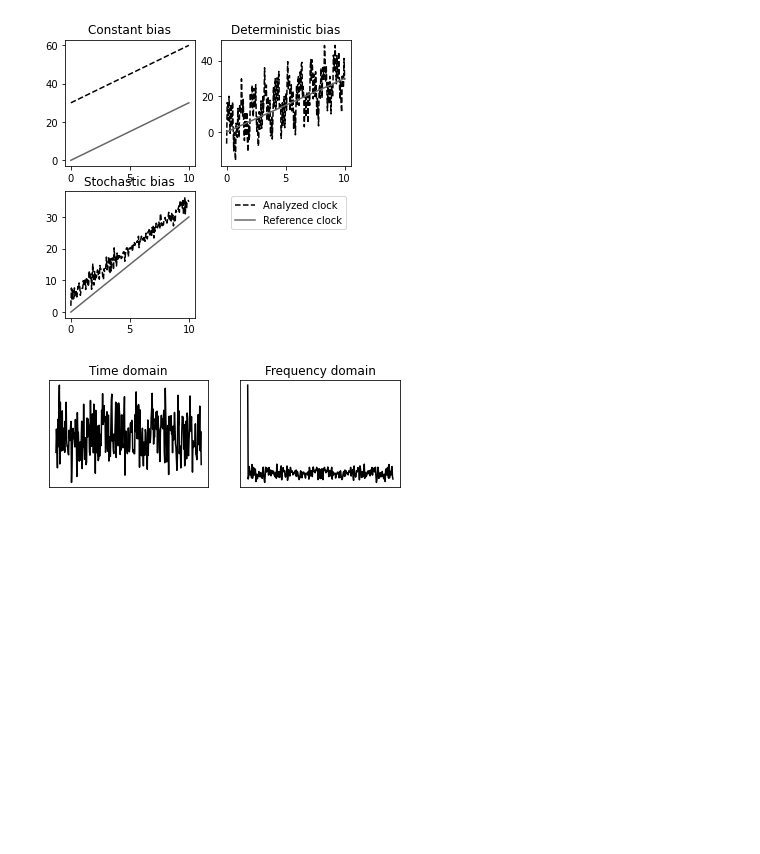
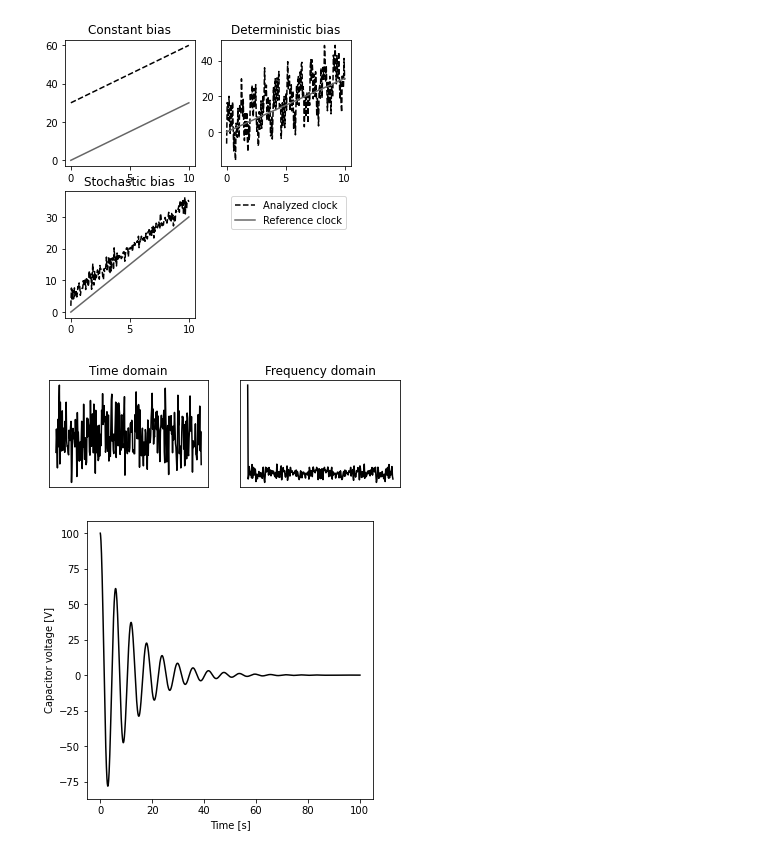
Before and after one commit to Regule/phd, a Jupyter notebook: notebooks/dummy_plots.ipynb, the cells around one changed output. Drawn from its saved outputs; the diff is of its cells as text; code cells hidden in the pictures; blank space fills up the shorter version.

Commit message:
Added plot

```diff
--- a/notebooks/dummy_plots.ipynb
+++ b/notebooks/dummy_plots.ipynb
@@ -148,3 +148,24 @@ ax.plot(i, white_noise_fourier.real)
 plt.show()
 # %% [output]
 [figure]
+# %%
+t = generate_sampling(0,100,20)
+U0 = 100
+R = 0.05
+L = 0.3
+C = 3
+phi = 0
+
+U = U0*np.exp(-(t*R/(2*L)))*np.cos(t/(np.sqrt(L*C)))
+
+fig = plt.figure(figsize=cm2inch(13, 13))
+fig.tight_layout()
+fig.patch.set_facecolor('white')
+
+ax = fig.add_subplot(1, 1, 1)
+ax.set_xlabel("Time [s]")
+ax.set_ylabel("Capacitor voltage [V]")
+ax.plot(t, U)
+plt.show()
+# %% [output]
+[figure, added]
```
Also changed, not shown: 2 other files.
